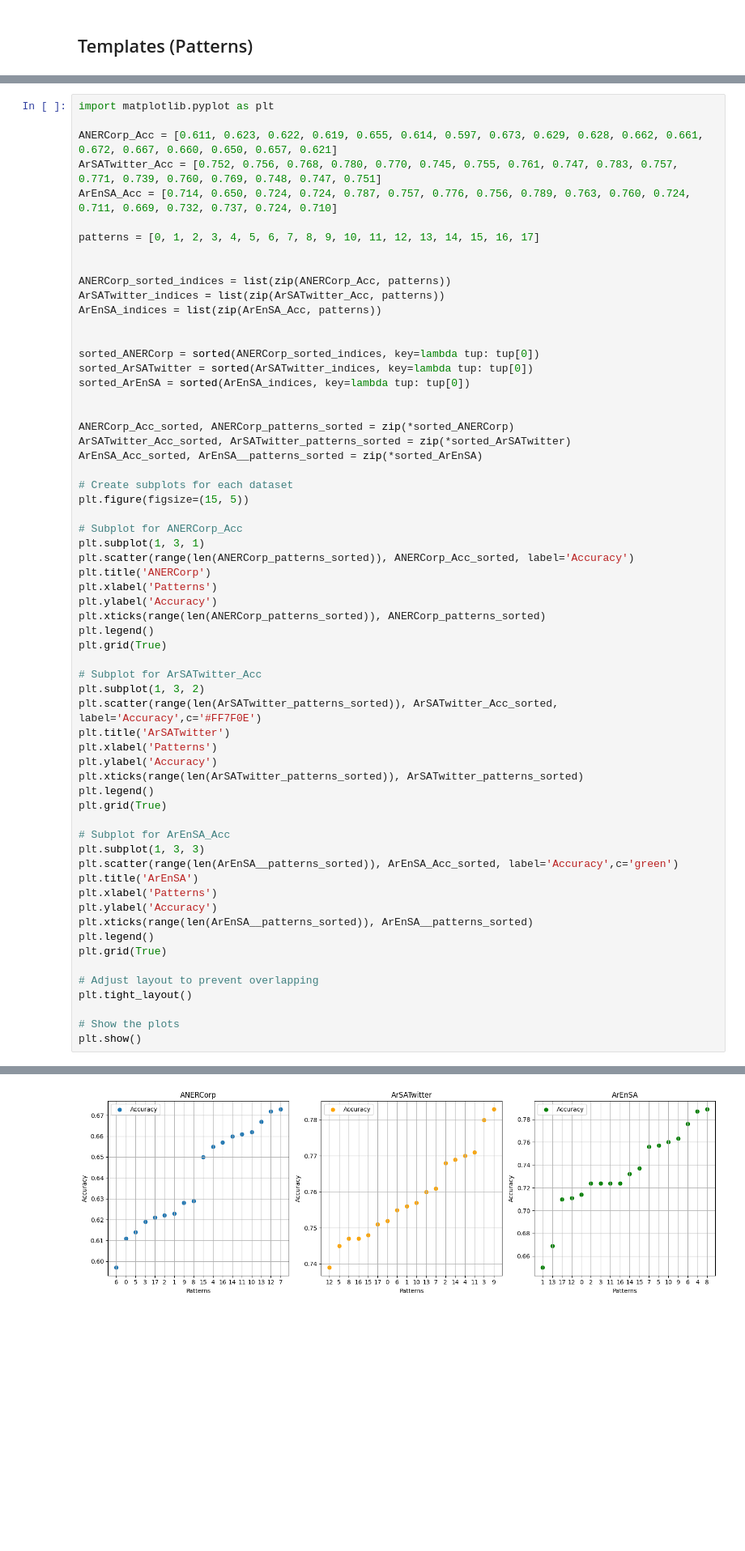
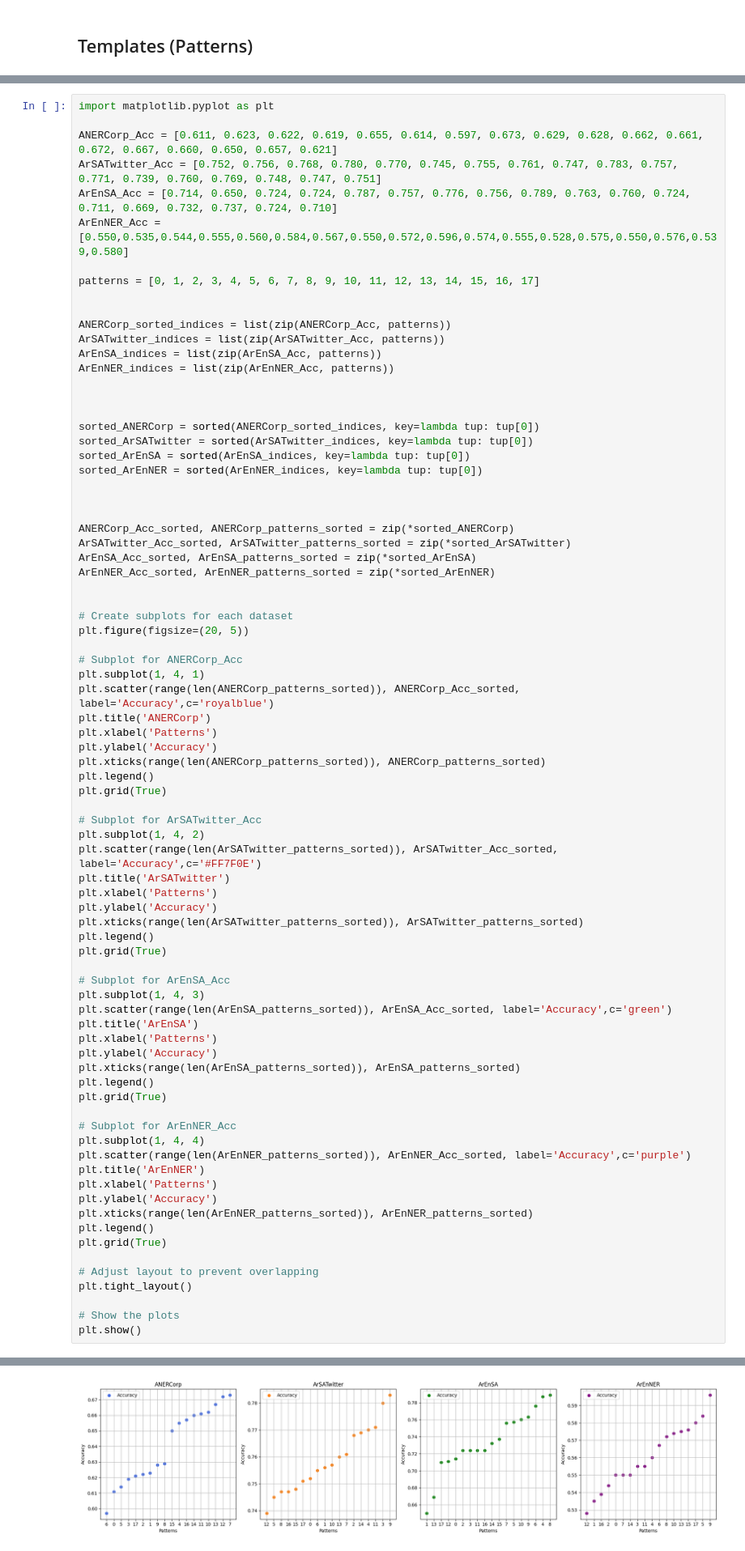
Before and after one commit to moeyad7/Thesis_Data, a Jupyter notebook: thesis-plots.ipynb, the cells around one changed output, grey strips where cells are left out. Shown at 81% size. Drawn from its saved outputs; the diff is of its cells as text; blank space fills up the shorter version.

```diff
--- a/thesis-plots.ipynb
+++ b/thesis-plots.ipynb
@@ -1348,6 +1380,7 @@ import matplotlib.pyplot as plt
 ANERCorp_Acc = [0.611, 0.623, 0.622, 0.619, 0.655, 0.614, 0.597, 0.673, 0.629, 0.628, 0.662, 0.661, 0.672, 0.667, 0.660, 0.650, 0.657, 0.621]
 ArSATwitter_Acc = [0.752, 0.756, 0.768, 0.780, 0.770, 0.745, 0.755, 0.761, 0.747, 0.783, 0.757, 0.771, 0.739, 0.760, 0.769, 0.748, 0.747, 0.751]
 ArEnSA_Acc = [0.714, 0.650, 0.724, 0.724, 0.787, 0.757, 0.776, 0.756, 0.789, 0.763, 0.760, 0.724, 0.711, 0.669, 0.732, 0.737, 0.724, 0.710]
+ArEnNER_Acc = [0.550,0.535,0.544,0.555,0.560,0.584,0.567,0.550,0.572,0.596,0.574,0.555,0.528,0.575,0.550,0.576,0.539,0.580]
 
 patterns = [0, 1, 2, 3, 4, 5, 6, 7, 8, 9, 10, 11, 12, 13, 14, 15, 16, 17]
 
@@ -1355,23 +1388,29 @@ patterns = [0, 1, 2, 3, 4, 5, 6, 7, 8, 9, 10, 11, 12, 13, 14, 15, 16, 17]
 ANERCorp_sorted_indices = list(zip(ANERCorp_Acc, patterns))
 ArSATwitter_indices = list(zip(ArSATwitter_Acc, patterns))
 ArEnSA_indices = list(zip(ArEnSA_Acc, patterns))
+ArEnNER_indices = list(zip(ArEnNER_Acc, patterns))
+
 
 
 sorted_ANERCorp = sorted(ANERCorp_sorted_indices, key=lambda tup: tup[0])
 sorted_ArSATwitter = sorted(ArSATwitter_indices, key=lambda tup: tup[0])
 sorted_ArEnSA = sorted(ArEnSA_indices, key=lambda tup: tup[0])
+sorted_ArEnNER = sorted(ArEnNER_indices, key=lambda tup: tup[0])
+
 
 
 ANERCorp_Acc_sorted, ANERCorp_patterns_sorted = zip(*sorted_ANERCorp)
 ArSATwitter_Acc_sorted, ArSATwitter_patterns_sorted = zip(*sorted_ArSATwitter)
-ArEnSA_Acc_sorted, ArEnSA__patterns_sorted = zip(*sorted_ArEnSA)
+ArEnSA_Acc_sorted, ArEnSA_patterns_sorted = zip(*sorted_ArEnSA)
+ArEnNER_Acc_sorted, ArEnNER_patterns_sorted = zip(*sorted_ArEnNER)
+
 
 # Create subplots for each dataset
-plt.figure(figsize=(15, 5))
+plt.figure(figsize=(20, 5))
 
 # Subplot for ANERCorp_Acc
-plt.subplot(1, 3, 1)
-plt.scatter(range(len(ANERCorp_patterns_sorted)), ANERCorp_Acc_sorted, label='Accuracy')
+plt.subplot(1, 4, 1)
+plt.scatter(range(len(ANERCorp_patterns_sorted)), ANERCorp_Acc_sorted, label='Accuracy',c='royalblue')
 plt.title('ANERCorp')
 plt.xlabel('Patterns')
 plt.ylabel('Accuracy')
@@ -1380,7 +1419,7 @@ plt.legend()
 plt.grid(True)
 
 # Subplot for ArSATwitter_Acc
-plt.subplot(1, 3, 2)
+plt.subplot(1, 4, 2)
 plt.scatter(range(len(ArSATwitter_patterns_sorted)), ArSATwitter_Acc_sorted, label='Accuracy',c='#FF7F0E')
 plt.title('ArSATwitter')
 plt.xlabel('Patterns')
@@ -1390,12 +1429,22 @@ plt.legend()
 plt.grid(True)
 
 # Subplot for ArEnSA_Acc
-plt.subplot(1, 3, 3)
-plt.scatter(range(len(ArEnSA__patterns_sorted)), ArEnSA_Acc_sorted, label='Accuracy',c='green')
+plt.subplot(1, 4, 3)
+plt.scatter(range(len(ArEnSA_patterns_sorted)), ArEnSA_Acc_sorted, label='Accuracy',c='green')
 plt.title('ArEnSA')
 plt.xlabel('Patterns')
 plt.ylabel('Accuracy')
-plt.xticks(range(len(ArEnSA__patterns_sorted)), ArEnSA__patterns_sorted)
+plt.xticks(range(len(ArEnSA_patterns_sorted)), ArEnSA_patterns_sorted)
+plt.legend()
+plt.grid(True)
+
+# Subplot for ArEnNER_Acc
+plt.subplot(1, 4, 4)
+plt.scatter(range(len(ArEnNER_patterns_sorted)), ArEnNER_Acc_sorted, label='Accuracy',c='purple')
+plt.title('ArEnNER')
+plt.xlabel('Patterns')
+plt.ylabel('Accuracy')
+plt.xticks(range(len(ArEnNER_patterns_sorted)), ArEnNER_patterns_sorted)
 plt.legend()
 plt.grid(True)
 
@@ -1409,4 +1457,4 @@ plt.show()
-[figure, old version]
+[figure, new version]
 # %% [markdown]
 ## LM-BFF Zero-shot
 # %%
```
Also changed, not shown: parts of 14 cells of this notebook.
